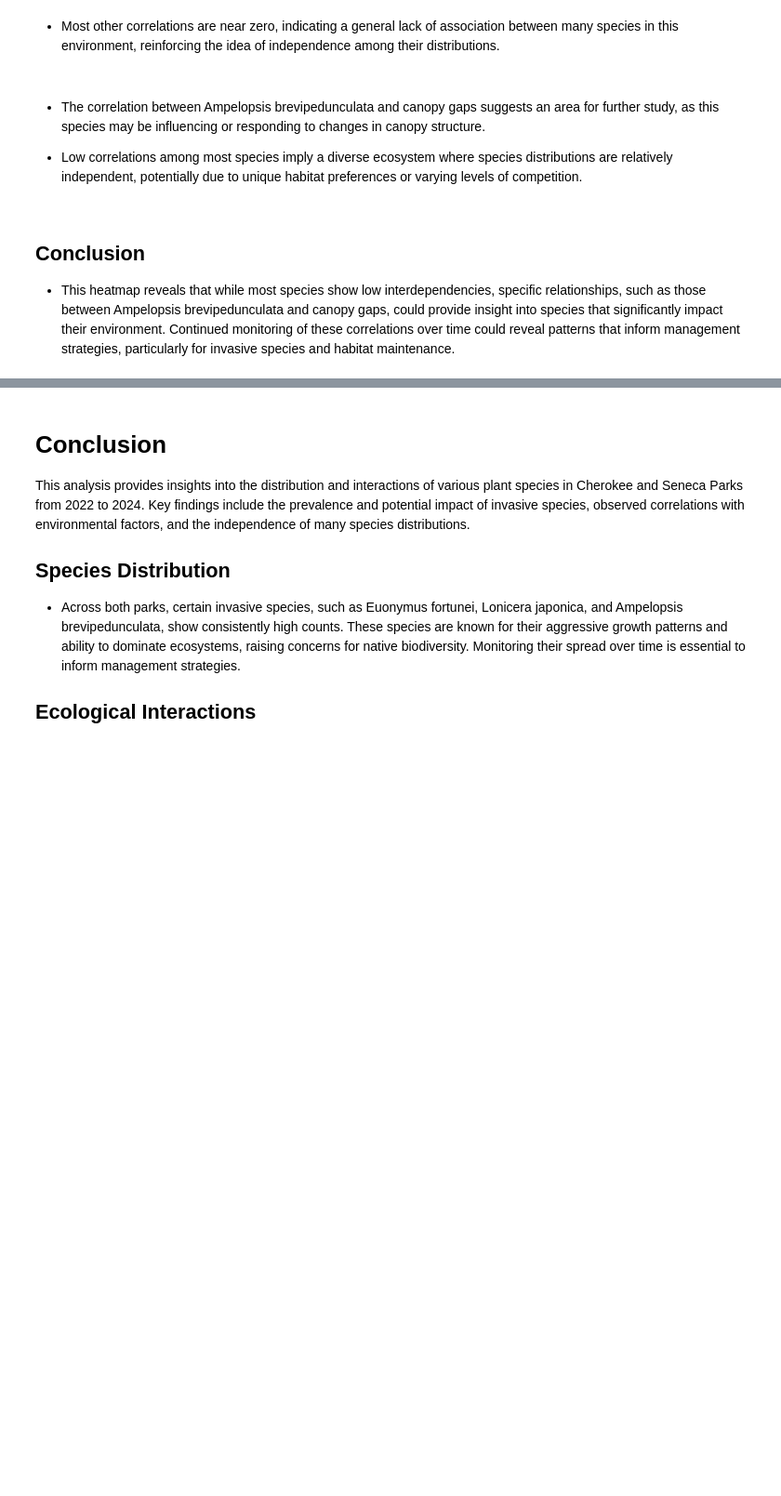
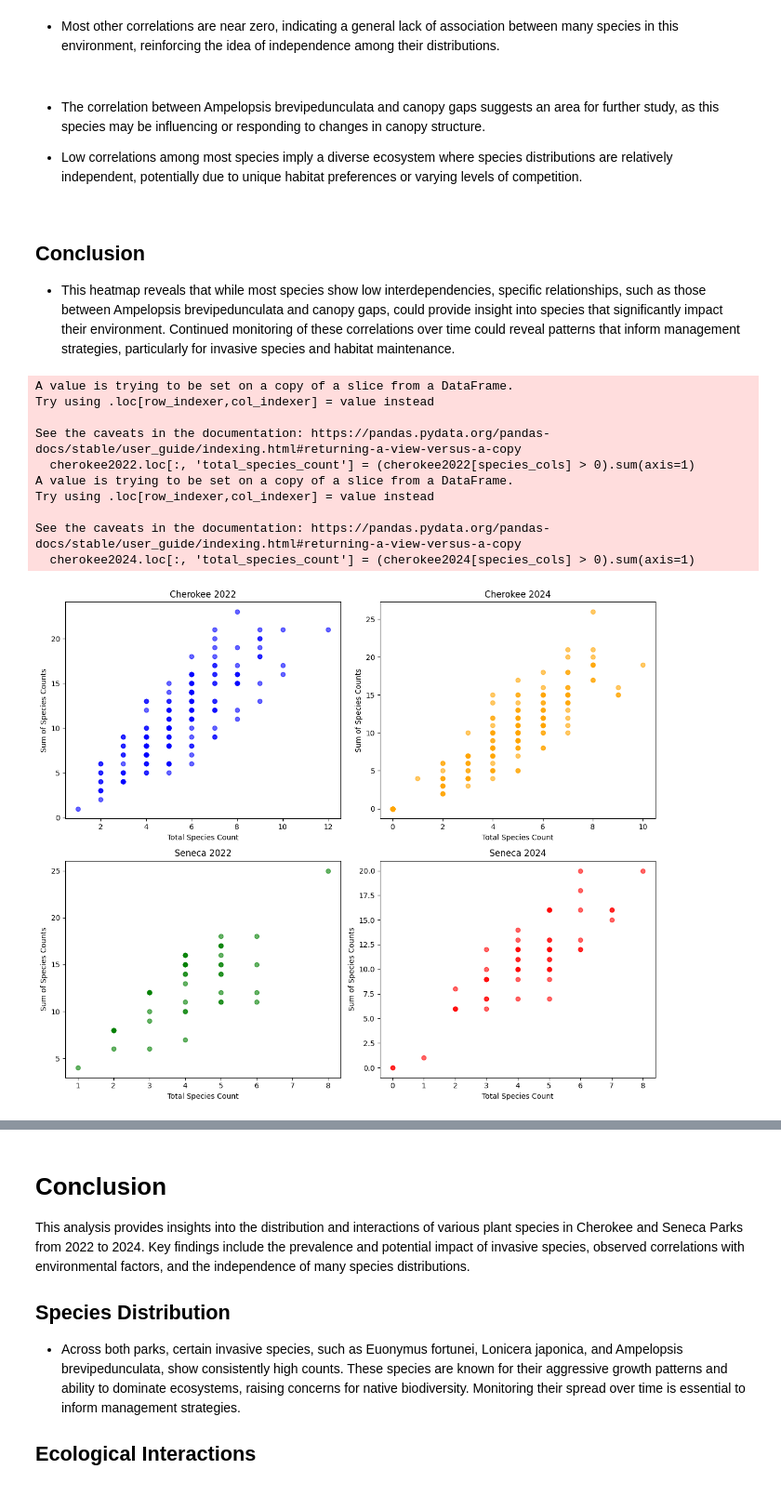
Before and after one commit to zaccowan/Cherokee_Seneca_EDA, a Jupyter notebook: Cherokee_Seneca_2022_2024_EDA.ipynb, the cells around one changed output, grey strips where cells are left out. Shown at 93% size. Drawn from its saved outputs; the diff is of its cells as text; code cells hidden in the pictures; blank space fills up the shorter version.

```diff
--- a/Cherokee_Seneca_2022_2024_EDA.ipynb
+++ b/Cherokee_Seneca_2022_2024_EDA.ipynb
@@ -323,3 +323,61 @@ Further study could calrify whether this correlation is causative, especially wh
 ## Conclusion
 
 - This heatmap reveals that while most species show low interdependencies, specific relationships, such as those between Ampelopsis brevipedunculata and canopy gaps, could provide insight into species that significantly impact their environment. Continued monitoring of these correlations over time could reveal patterns that inform management strategies, particularly for invasive species and habitat maintenance.
+# %%
+# Calculate the 'sums' column for each dataframe, using .loc[] to avoid warnings
+cherokee2022.loc[:, 'sums'] = cherokee2022[species_cols].sum(axis=1)
+cherokee2024.loc[:, 'sums'] = cherokee2024[species_cols].sum(axis=1)
+seneca2022.loc[:, 'sums'] = seneca2022[species_cols].sum(axis=1)
+seneca2024.loc[:, 'sums'] = seneca2024[species_cols].sum(axis=1)
+
+# Calculate 'total_species_count' based on the number of non-zero species
+cherokee2022.loc[:, 'total_species_count'] = (cherokee2022[species_cols] > 0).sum(axis=1)
+cherokee2024.loc[:, 'total_species_count'] = (cherokee2024[species_cols] > 0).sum(axis=1)
+seneca2022.loc[:, 'total_species_count'] = (seneca2022[species_cols] > 0).sum(axis=1)
+seneca2024.loc[:, 'total_species_count'] = (seneca2024[species_cols] > 0).sum(axis=1)
+
+# Plot scatterplots for each subset using 'sums' as y and 'total_species_count' as x
+plt.figure(figsize=(12, 10))
+
+# Cherokee 2022
+plt.subplot(2, 2, 1)
+plt.scatter(cherokee2022['total_species_count'], cherokee2022['sums'], color='blue', alpha=0.6)
+plt.title('Cherokee 2022')
+plt.xlabel('Total Species Count')
+plt.ylabel('Sum of Species Counts')
+
+# Cherokee 2024
+plt.subplot(2, 2, 2)
+plt.scatter(cherokee2024['total_species_count'], cherokee2024['sums'], color='orange', alpha=0.6)
+plt.title('Cherokee 2024')
+plt.xlabel('Total Species Count')
+plt.ylabel('Sum of Species Counts')
+
+# Seneca 2022
+plt.subplot(2, 2, 3)
+plt.scatter(seneca2022['total_species_count'], seneca2022['sums'], color='green', alpha=0.6)
+plt.title('Seneca 2022')
+plt.xlabel('Total Species Count')
+plt.ylabel('Sum of Species Counts')
+
+# Seneca 2024
+plt.subplot(2, 2, 4)
+plt.scatter(seneca2024['total_species_count'], seneca2024['sums'], color='red', alpha=0.6)
+plt.title('Seneca 2024')
+plt.xlabel('Total Species Count')
+plt.ylabel('Sum of Species Counts')
+
+plt.tight_layout()
+plt.show()
+# %% [output]
+A value is trying to be set on a copy of a slice from a DataFrame.
+Try using .loc[row_indexer,col_indexer] = value instead
+
+See the caveats in the documentation: https://pandas.pydata.org/pandas-docs/stable/user_guide/indexing.html#returning-a-view-versus-a-copy
+  cherokee2022.loc[:, 'total_species_count'] = (cherokee2022[species_cols] > 0).sum(axis=1)
+A value is trying to be set on a copy of a slice from a DataFrame.
+Try using .loc[row_indexer,col_indexer] = value instead
+
+See the caveats in the documentation: https://pandas.pydata.org/pandas-docs/stable/user_guide/indexing.html#returning-a-view-versus-a-copy
+  cherokee2024.loc[:, 'total_species_count'] = (cherokee2024[species_cols] > 0).sum(axis=1)
+[figure, added]
```
Also changed, not shown: parts of 4 cells of this notebook.
